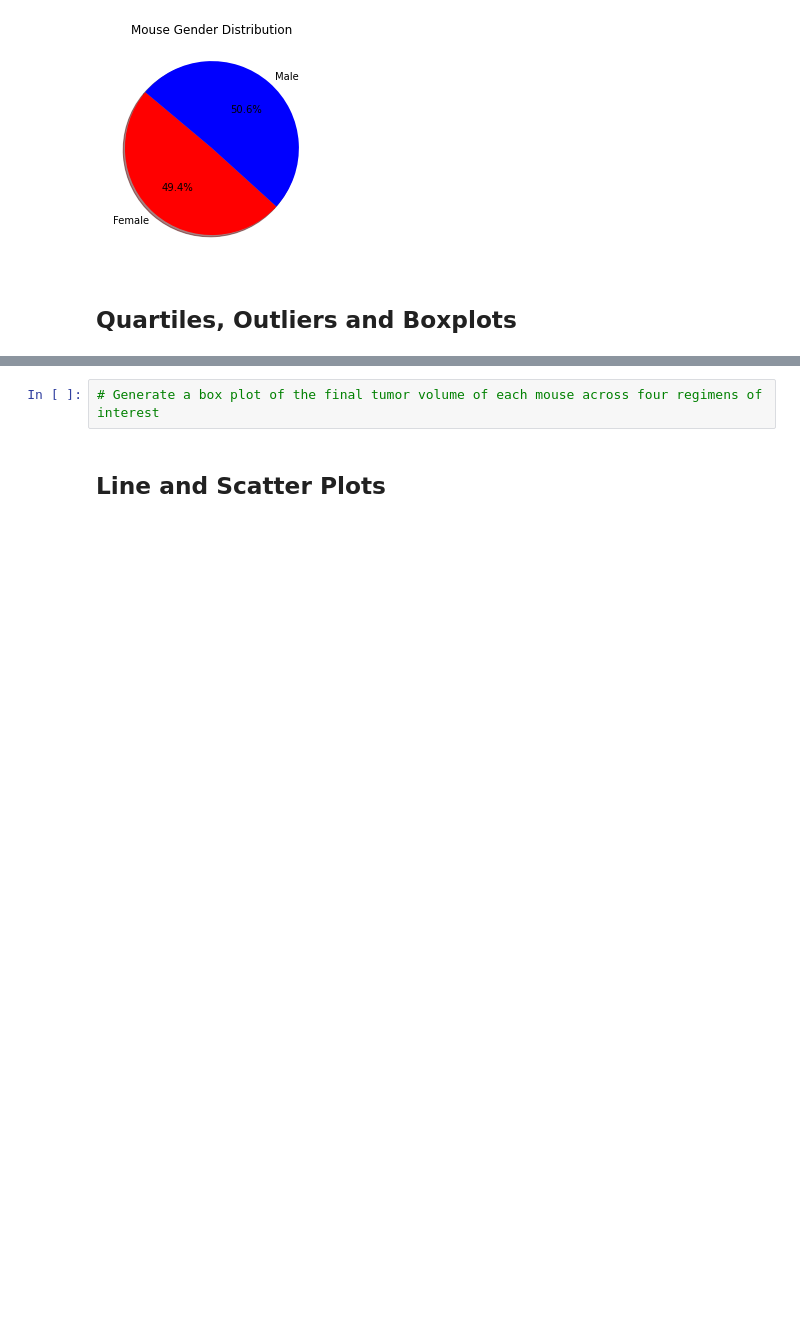
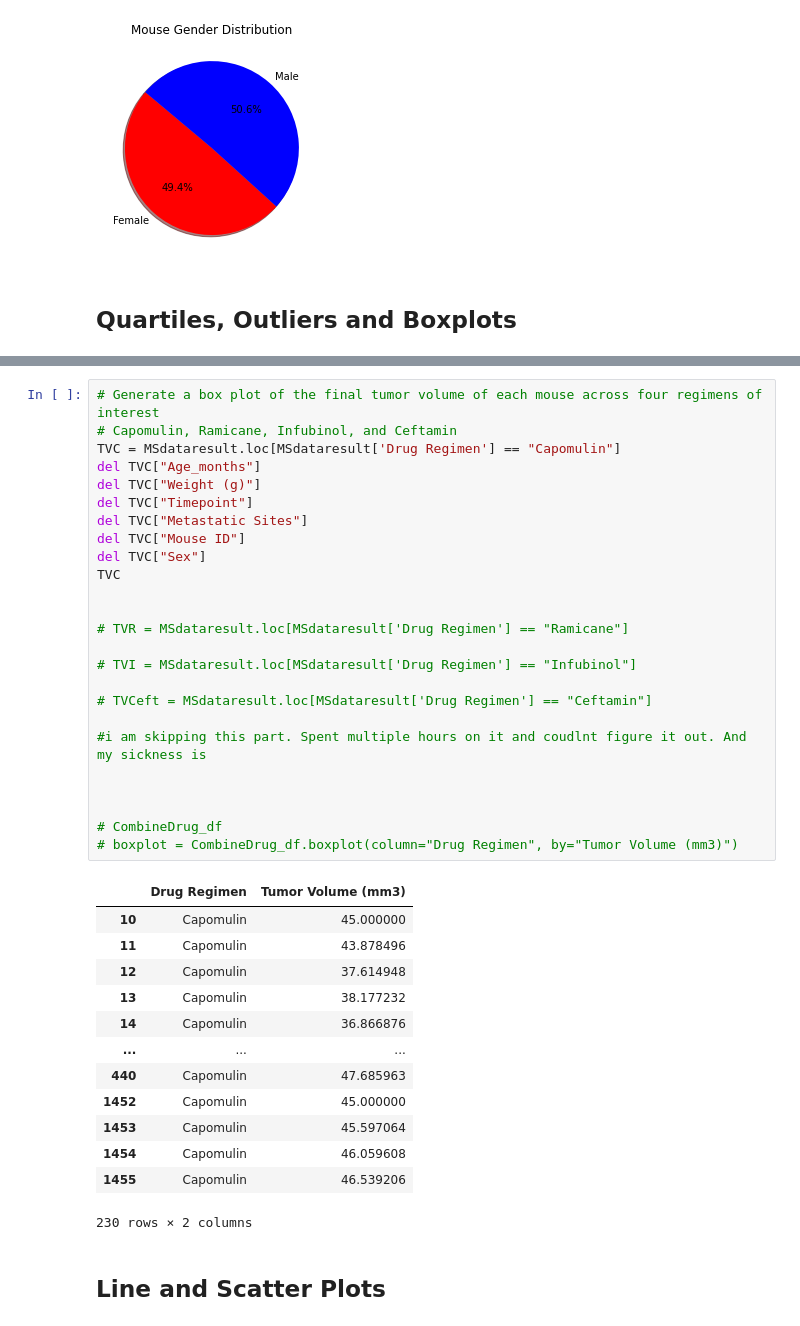
Before and after one commit to DanZanoria/MatplotLib-Challenge, a Jupyter notebook: Pymaceuticals/pymaceuticals_starter.ipynb, the cells around one changed output, grey strips where cells are left out. Cells and saved outputs as stored; diff of their text form; blank space fills up the shorter version.

```diff
--- a/Pymaceuticals/pymaceuticals_starter.ipynb
+++ b/Pymaceuticals/pymaceuticals_starter.ipynb
@@ -363,5 +388,42 @@ TPMerge_df
-# %%
-# Generate a box plot of the final tumor volume of each mouse across four regimens of interest
+# %%
+# Generate a box plot of the final tumor volume of each mouse across four regimens of interest
+# Capomulin, Ramicane, Infubinol, and Ceftamin
+TVC = MSdataresult.loc[MSdataresult['Drug Regimen'] == "Capomulin"]
+del TVC["Age_months"]
+del TVC["Weight (g)"]
+del TVC["Timepoint"]
+del TVC["Metastatic Sites"]
+del TVC["Mouse ID"]
+del TVC["Sex"]
+TVC
+
+
+# TVR = MSdataresult.loc[MSdataresult['Drug Regimen'] == "Ramicane"]
+
+# TVI = MSdataresult.loc[MSdataresult['Drug Regimen'] == "Infubinol"]
+
+# TVCeft = MSdataresult.loc[MSdataresult['Drug Regimen'] == "Ceftamin"]
+
+#i am skipping this part. Spent multiple hours on it and coudlnt figure it out. And my sickness is
+
+
+
+# CombineDrug_df
+# boxplot = CombineDrug_df.boxplot(column="Drug Regimen", by="Tumor Volume (mm3)")
+# %% [output]
+|  | Drug Regimen | Tumor Volume (mm3) |
+| 10 | Capomulin | 45.000000 |
+| 11 | Capomulin | 43.878496 |
+| 12 | Capomulin | 37.614948 |
+| 13 | Capomulin | 38.177232 |
+| 14 | Capomulin | 36.866876 |
+| ... | ... | ... |
+| 440 | Capomulin | 47.685963 |
+| 1452 | Capomulin | 45.000000 |
+| 1453 | Capomulin | 45.597064 |
+| 1454 | Capomulin | 46.059608 |
+| 1455 | Capomulin | 46.539206 |
+230 rows × 2 columns
 # %% [markdown]
 ## Line and Scatter Plots
 # %%
```
Also changed, not shown: parts of 5 cells of this notebook.
